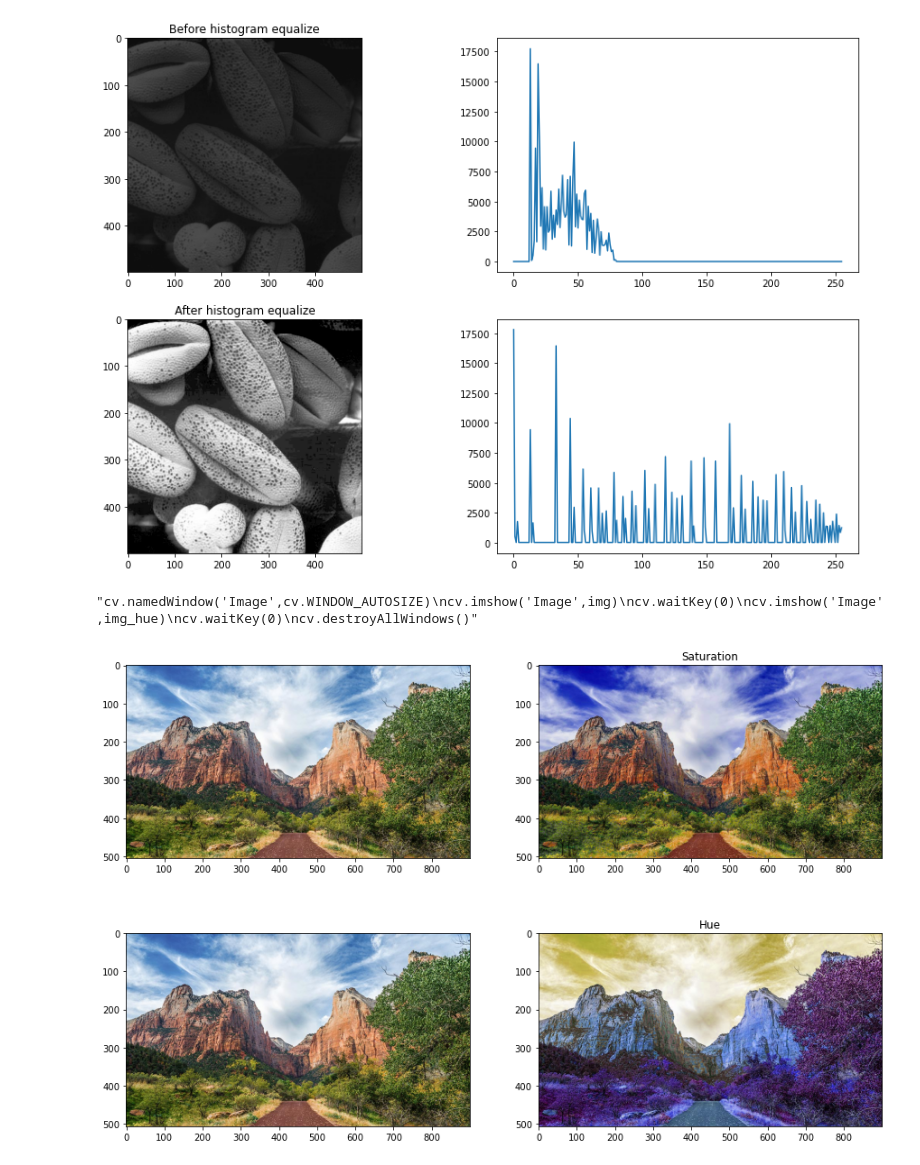
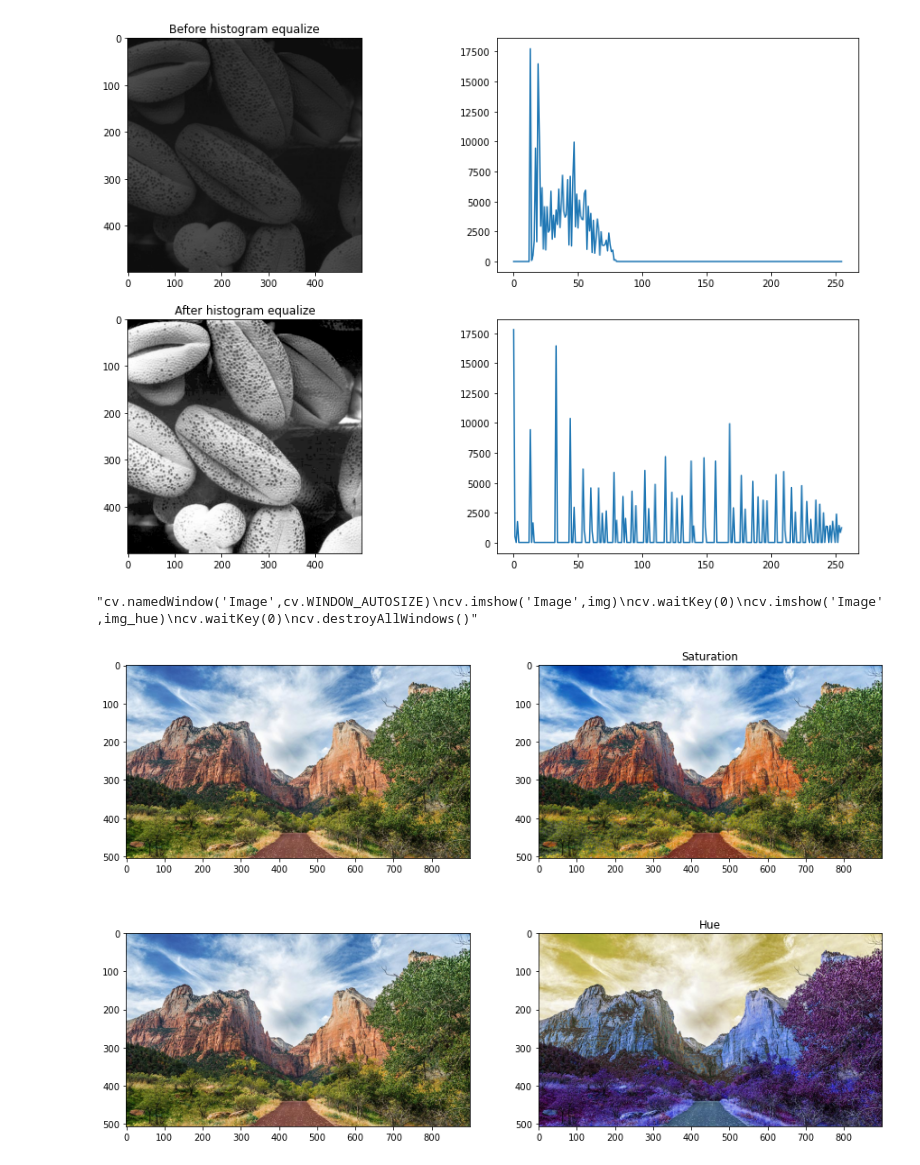
Before and after one commit to ChathurangaMMP/EN2550_Image_Processing_Exercises, a Jupyter notebook: Exercise 2/Exercise 2.ipynb, the cells around one changed output. Saved outputs shown, nothing was run; the diff lists cells and outputs as text; code cells hidden in the pictures.

```diff
--- a/Exercise 2/Exercise 2.ipynb
+++ b/Exercise 2/Exercise 2.ipynb
@@ -98,34 +98,36 @@ img=cv.imread(r'zion_pass.jpg')
 assert img is not None
 
 sat_hsv=cv.cvtColor(img, cv.COLOR_BGR2HSV)
-sat_hsv[:,:,0] = sat_hsv[:,:,0]*1.1
-sat_hsv[:,:,1] = sat_hsv[:,:,1]*1.4
-sat_hsv[:,:,2] = sat_hsv[:,:,2]*0.95
+sat_hsv[:,:,1] = sat_hsv[:,:,1]*1.41
+
+sat_hsv=np.clip(sat_hsv,0,255)
 
 img_sat_arr = np.array(sat_hsv, dtype = np.uint8)
 img_sat = cv.cvtColor(img_sat_arr, cv.COLOR_HSV2BGR)
 
 hue_hsv=cv.cvtColor(img, cv.COLOR_BGR2HSV)
 hue_hsv[:,:,0] = hue_hsv[:,:,0]+100
+
 hue_hsv=np.clip(hue_hsv,0,255)
+
 img_hue_arr = np.array(hue_hsv, dtype = np.uint8)
 img_hue = cv.cvtColor(img_hue_arr, cv.COLOR_HSV2BGR)
 
 fig,ax=plt.subplots(2,2,figsize=(15,10))
 
 ax[0][0].imshow(cv.cvtColor(img, cv.COLOR_BGR2RGB))
 ax[0][1].imshow(cv.cvtColor(img_sat, cv.COLOR_BGR2RGB))
 ax[0][1].set_title('Saturation')
 ax[1][0].imshow(cv.cvtColor(img, cv.COLOR_BGR2RGB))
 ax[1][1].imshow(cv.cvtColor(img_hue, cv.COLOR_BGR2RGB))
 ax[1][1].set_title('Hue')
 
 '''cv.namedWindow('Image',cv.WINDOW_AUTOSIZE)
 cv.imshow('Image',img)
 cv.waitKey(0)
 cv.imshow('Image',img_hue)
 cv.waitKey(0)
 cv.destroyAllWindows()'''
 # %% [output]
 "cv.namedWindow('Image',cv.WINDOW_AUTOSIZE)\ncv.imshow('Image',img)\ncv.waitKey(0)\ncv.imshow('Image',img_hue)\ncv.waitKey(0)\ncv.destroyAllWindows()"
-[figure, old version]
+[figure, new version]
```
